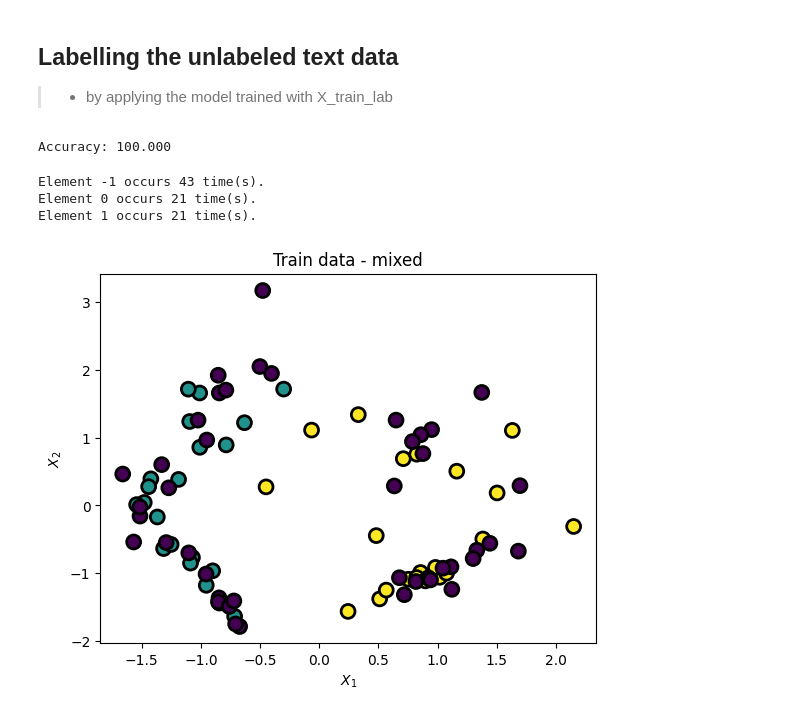
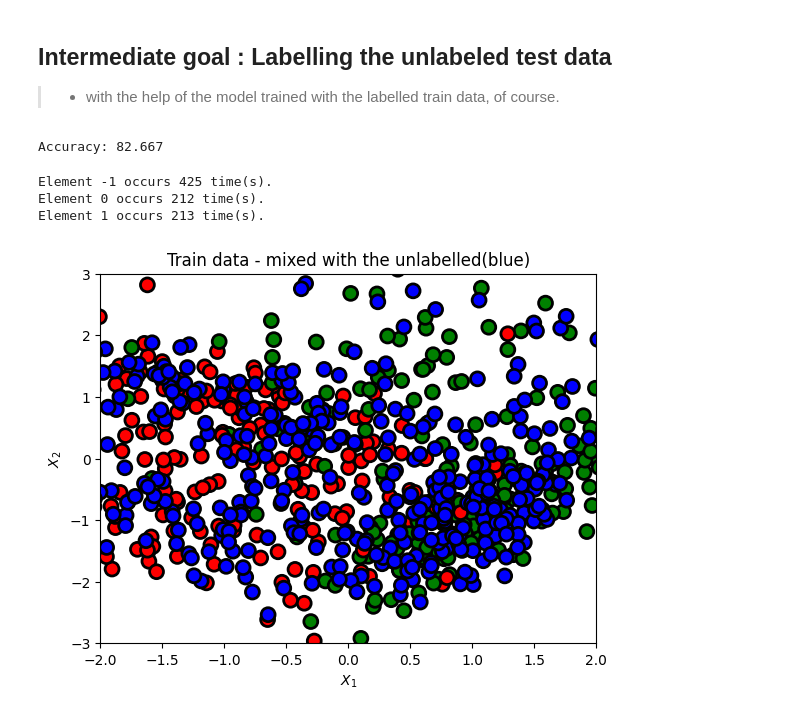
Before and after one commit to kimdesok/Text_Classification_Clustering, a Jupyter notebook: Semi_supervised_clustering.ipynb, the cells around one changed output. Drawn from its saved outputs; the diff is of its cells as text; code cells hidden in the pictures.

```diff
--- a/Semi_supervised_clustering.ipynb
+++ b/Semi_supervised_clustering.ipynb
@@ -3,16 +5,24 @@
 # %%
-# prepare semi-supervised learning dataset
+# Prepare semi-supervised learning dataset
 from sklearn.datasets import make_classification
 from sklearn.model_selection import train_test_split
 import matplotlib.pylab as plt
+import matplotlib
+
+def scatter_plot(X, y, title="Scatter plot"):
+  plt.title(title)
+  color = ['red' if l == 0 else 'green' if l == 1 else 'blue' for l in y]
+  plt.scatter(X[:,0], X[:,1], marker='o', c=color, \
+            s=100, edgecolor="k", linewidth=2)
+  plt.xlabel("$X_1$")
+  plt.ylabel("$X_2$")
+  plt.xlim(-2.0, 2.0)
+  plt.ylim(-3.0, 3.0)
+  plt.show()
 
 # define dataset
-X, y = make_classification(n_samples=100, n_features=2, n_informative=2, n_redundant=0, random_state=1)
-
-plt.scatter(X[:,0], X[:,1], marker='o', c=y, \
-            s=100, edgecolor="k", linewidth=2)
-
-plt.xlabel("$X_1$")
-plt.ylabel("$X_2$")
-plt.show()
+X, y = make_classification(n_samples=1000, n_features=2, n_informative=2, \
+                           n_redundant=0, random_state=1)
+print("Size of X, y", len(X), len(y))
+scatter_plot(X, y, "Train Data")
 # %% [output]
@@ -76,6 +60,6 @@ Test Set: (15, 2) (15,)
 # %% [markdown]
-## Labelling the unlabeled text data
->* by applying the model trained with X_train_lab
+## Intermediate goal : Labelling the unlabeled test data
+>* with the help of the model trained with the labelled train data, of course.
 # %%
 # baseline performance on the semi-supervised learning dataset
 from sklearn.metrics import accuracy_score
@@ -83,52 +67,50 @@ from sklearn.linear_model import LogisticRegression
 
 # define model
 model = LogisticRegression()
+
 # fit model on labeled dataset
 model.fit(X_train_lab, y_train_lab)
+
 # make predictions on hold out test set
 yhat = model.predict(X_test)
+
 # calculate score for test set
 score = accuracy_score(y_test, yhat)
+
 # summarize score
 print('Accuracy: %.3f' % (score*100))
 # %% [output]
-Accuracy: 100.000
+Accuracy: 82.667
 # %%
-# evaluate label propagation on the semi-supervised learning dataset
+# Evaluate label propagation on the semi-supervised learning dataset
 from numpy import concatenate
 import numpy as np
 
 from sklearn.semi_supervised import LabelPropagation
 
 def count_unique(y_train_mixed):
   # Get the unique elements and their counts
   unique_elements, counts = np.unique(y_train_mixed, return_counts=True)
 
   # Print the unique elements and their counts
   for element, count in zip(unique_elements, counts):
     print(f"Element {element} occurs {count} time(s).")
 
-# create the training dataset input
+# create the training dataset input, basically the original train set.
 X_train_mixed = concatenate((X_train_lab, X_test_unlab))
 
 # create "no label" for unlabeled data
 nolabel = [-1 for _ in range(len(y_test_unlab))]
 
 # recombine training dataset labels
 y_train_mixed = concatenate((y_train_lab, nolabel))
 
 count_unique(y_train_mixed)
 
-plt.title("Train data - mixed")
-plt.scatter(X_train_mixed[:,0], X_train_mixed[:,1], marker='o', c=y_train_mixed, \
-            s=100, edgecolor="k", linewidth=2)
-
-plt.xlabel("$X_1$")
-plt.ylabel("$X_2$")
-plt.show()
+scatter_plot(X_train_mixed, y_train_mixed, "Train data - mixed with the unlabelled(blue)")
 # %% [output]
-Element -1 occurs 43 time(s).
-Element 0 occurs 21 time(s).
-Element 1 occurs 21 time(s).
+Element -1 occurs 425 time(s).
+Element 0 occurs 212 time(s).
+Element 1 occurs 213 time(s).
-[figure, old version]
+[figure, new version]
 # %%
```
Also changed, not shown: parts of 6 cells of this notebook.
